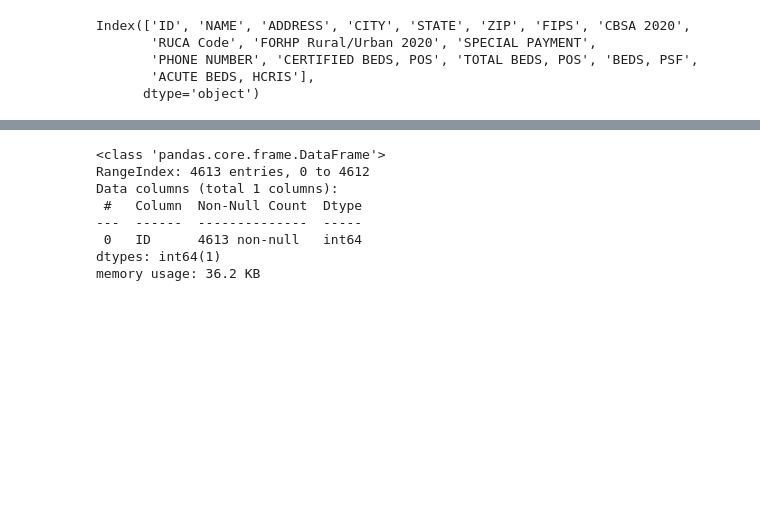
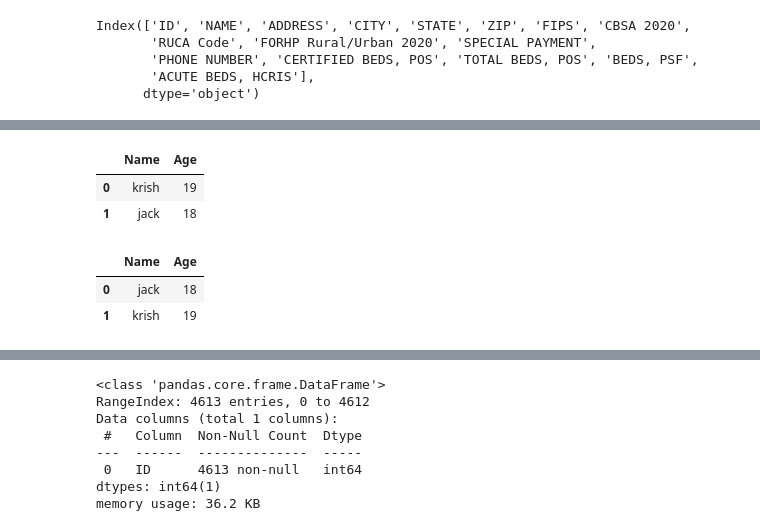
Before and after one commit to dgbrizan/dollarfor, a Jupyter notebook: DF - Hospitals.ipynb, the cells around one changed output, grey strips where cells are left out. Saved outputs shown, nothing was run; the diff lists cells and outputs as text; code cells hidden in the pictures; blank space fills up the shorter version.

```diff
--- a/DF - Hospitals.ipynb
+++ b/DF - Hospitals.ipynb
@@ -52,0 +141,14 @@ Index(['ID', 'NAME', 'ADDRESS', 'CITY', 'STATE', 'ZIP', 'FIPS', 'CBSA 2020',
+# %%
+inner_join_df = test1_df.merge(test2_df, how='inner')
+inner_join_df
+# %% [output]
+|  | Name | Age |
+| 0 | krish | 19 |
+| 1 | jack | 18 |
+# %%
+inner_join2_df = test2_df.merge(test1_df, how='inner')
+inner_join2_df
+# %% [output]
+|  | Name | Age |
+| 0 | jack | 18 |
+| 1 | krish | 19 |
```
Also changed, not shown: parts of 13 cells of this notebook.
